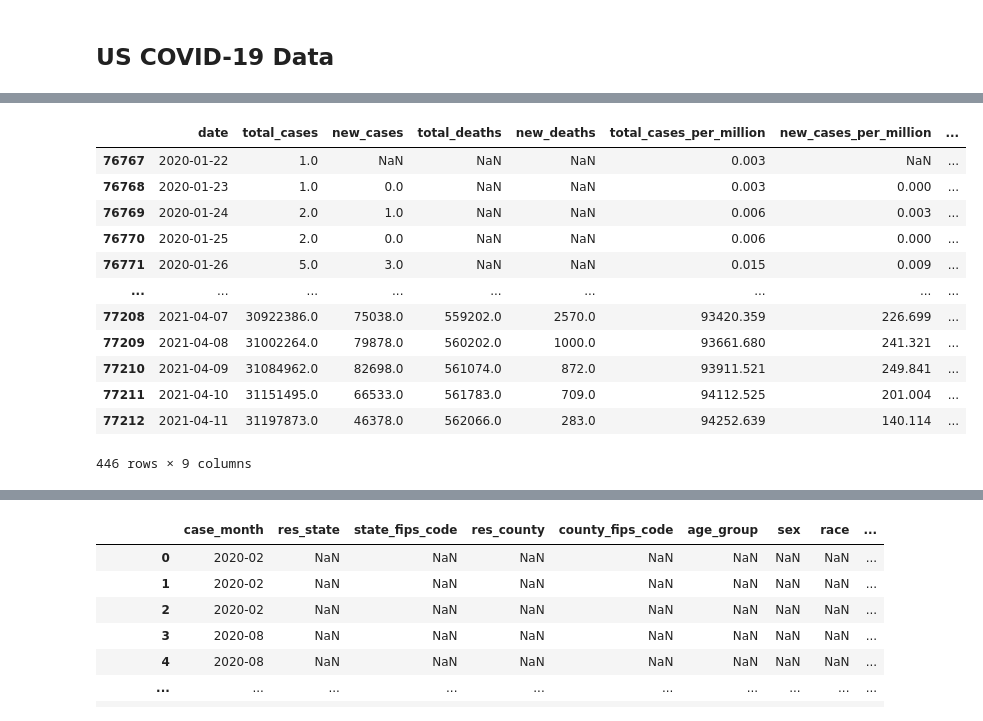
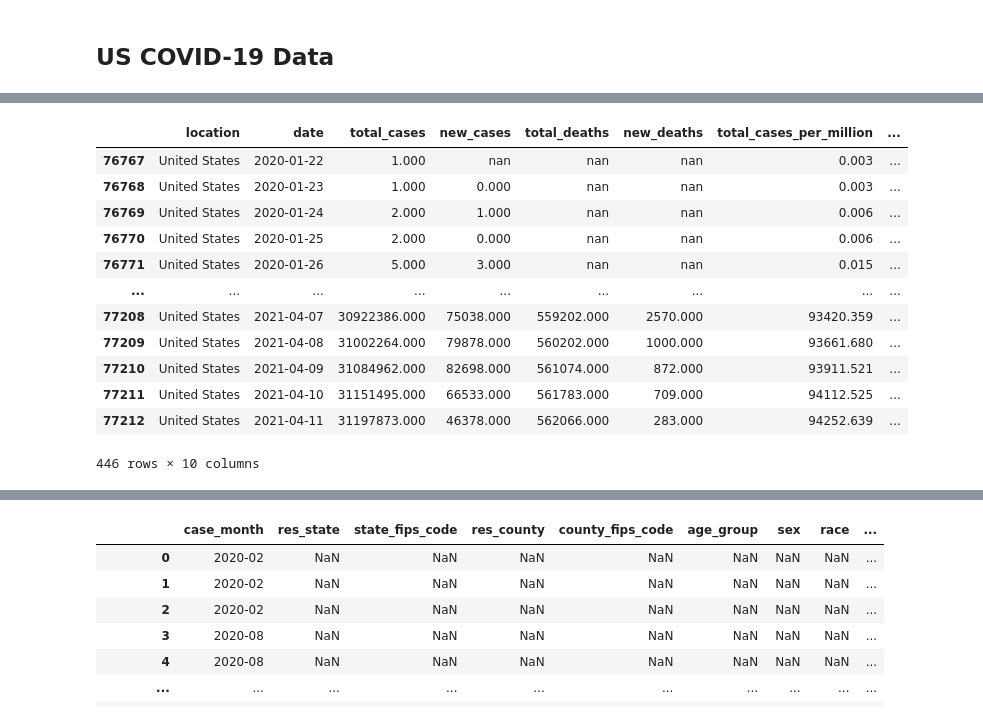
Before and after one commit to JaviPardox/Covid-19-analysis, a Jupyter notebook: Covid-19-ETL.ipynb, the cells around one changed output, grey strips where cells are left out. Drawn from its saved outputs; the diff is of its cells as text; code cells hidden in the pictures.

```diff
--- a/Covid-19-ETL.ipynb
+++ b/Covid-19-ETL.ipynb
@@ -32,15 +41,23 @@ covid_data_df = pd.read_csv(covid_data)
 # %%
+# Supress scientific notation by forcing formatting
+pd.options.display.float_format = '{:.3f}'.format
+
 # Unefficient way of finding the last row of each country and inserting it into a new dataframe
 # Ideally, making a list and appending it to a new dataframe would be much more efficient
 # But there are so many columns that time-wise this takes less time
 
 countries = covid_data_df["location"].unique().tolist()
 stats = pd.DataFrame()
+df = pd.DataFrame()
 
+# Make dataframe from the total number of cases
 for country in countries:
     df = covid_data_df.loc[covid_data_df["location"] == country]
-    df = df.iloc[-1].to_frame().T
+    num_cases = df["total_cases"].argmax()
+    df = df.iloc[num_cases].to_frame().T
     stats = pd.concat([stats,df])
+
+del df
 # %%
 # Dataframe to be used for scatter plots - needs some cleaning (probably)
 # la forma de buscar pordria ser usando max en vez del ultimo de la fila, dependiendo de la columna en la que se haga
@@ -81,21 +325,21 @@ covid_data_df_us
 446 rows × 59 columns
 # %%
 # Date, total cases, new cases, and deaths data
-covid_numbers_us_df = covid_data_df_us[["date","total_cases", "new_cases", "total_deaths", "new_deaths", "total_cases_per_million", "new_cases_per_million", "total_deaths_per_million", "new_deaths_per_million"]]
+covid_numbers_us_df = covid_data_df_us[["location", "date", "total_cases", "new_cases", "total_deaths", "new_deaths", "total_cases_per_million", "new_cases_per_million", "total_deaths_per_million", "new_deaths_per_million"]]
 covid_numbers_us_df
 # %% [output]
-|  | date | total_cases | new_cases | total_deaths | new_deaths | total_cases_per_million | new_cases_per_million | ... |
-| 76767 | 2020-01-22 | 1.0 | NaN | NaN | NaN | 0.003 | NaN | ... |
-| 76768 | 2020-01-23 | 1.0 | 0.0 | NaN | NaN | 0.003 | 0.000 | ... |
-| 76769 | 2020-01-24 | 2.0 | 1.0 | NaN | NaN | 0.006 | 0.003 | ... |
-| 76770 | 2020-01-25 | 2.0 | 0.0 | NaN | NaN | 0.006 | 0.000 | ... |
-| 76771 | 2020-01-26 | 5.0 | 3.0 | NaN | NaN | 0.015 | 0.009 | ... |
+|  | location | date | total_cases | new_cases | total_deaths | new_deaths | total_cases_per_million | ... |
+| 76767 | United States | 2020-01-22 | 1.000 | nan | nan | nan | 0.003 | ... |
+| 76768 | United States | 2020-01-23 | 1.000 | 0.000 | nan | nan | 0.003 | ... |
+| 76769 | United States | 2020-01-24 | 2.000 | 1.000 | nan | nan | 0.006 | ... |
+| 76770 | United States | 2020-01-25 | 2.000 | 0.000 | nan | nan | 0.006 | ... |
+| 76771 | United States | 2020-01-26 | 5.000 | 3.000 | nan | nan | 0.015 | ... |
 | ... | ... | ... | ... | ... | ... | ... | ... | ... |
-| 77208 | 2021-04-07 | 30922386.0 | 75038.0 | 559202.0 | 2570.0 | 93420.359 | 226.699 | ... |
-| 77209 | 2021-04-08 | 31002264.0 | 79878.0 | 560202.0 | 1000.0 | 93661.680 | 241.321 | ... |
-| 77210 | 2021-04-09 | 31084962.0 | 82698.0 | 561074.0 | 872.0 | 93911.521 | 249.841 | ... |
-| 77211 | 2021-04-10 | 31151495.0 | 66533.0 | 561783.0 | 709.0 | 94112.525 | 201.004 | ... |
-| 77212 | 2021-04-11 | 31197873.0 | 46378.0 | 562066.0 | 283.0 | 94252.639 | 140.114 | ... |
+| 77208 | United States | 2021-04-07 | 30922386.000 | 75038.000 | 559202.000 | 2570.000 | 93420.359 | ... |
+| 77209 | United States | 2021-04-08 | 31002264.000 | 79878.000 | 560202.000 | 1000.000 | 93661.680 | ... |
+| 77210 | United States | 2021-04-09 | 31084962.000 | 82698.000 | 561074.000 | 872.000 | 93911.521 | ... |
+| 77211 | United States | 2021-04-10 | 31151495.000 | 66533.000 | 561783.000 | 709.000 | 94112.525 | ... |
+| 77212 | United States | 2021-04-11 | 31197873.000 | 46378.000 | 562066.000 | 283.000 | 94252.639 | ... |
-446 rows × 9 columns
+446 rows × 10 columns
 # %%
 # Test data
```
Also changed, not shown: parts of 24 cells of this notebook.
